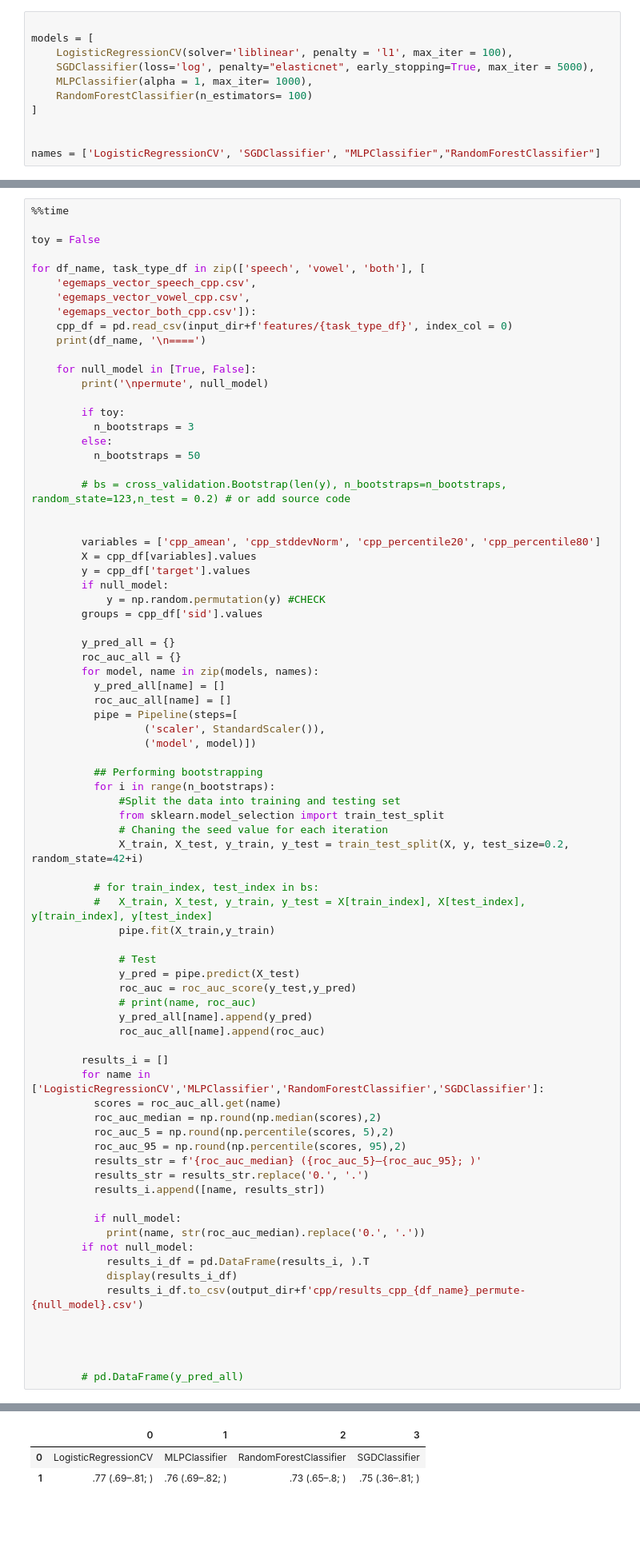
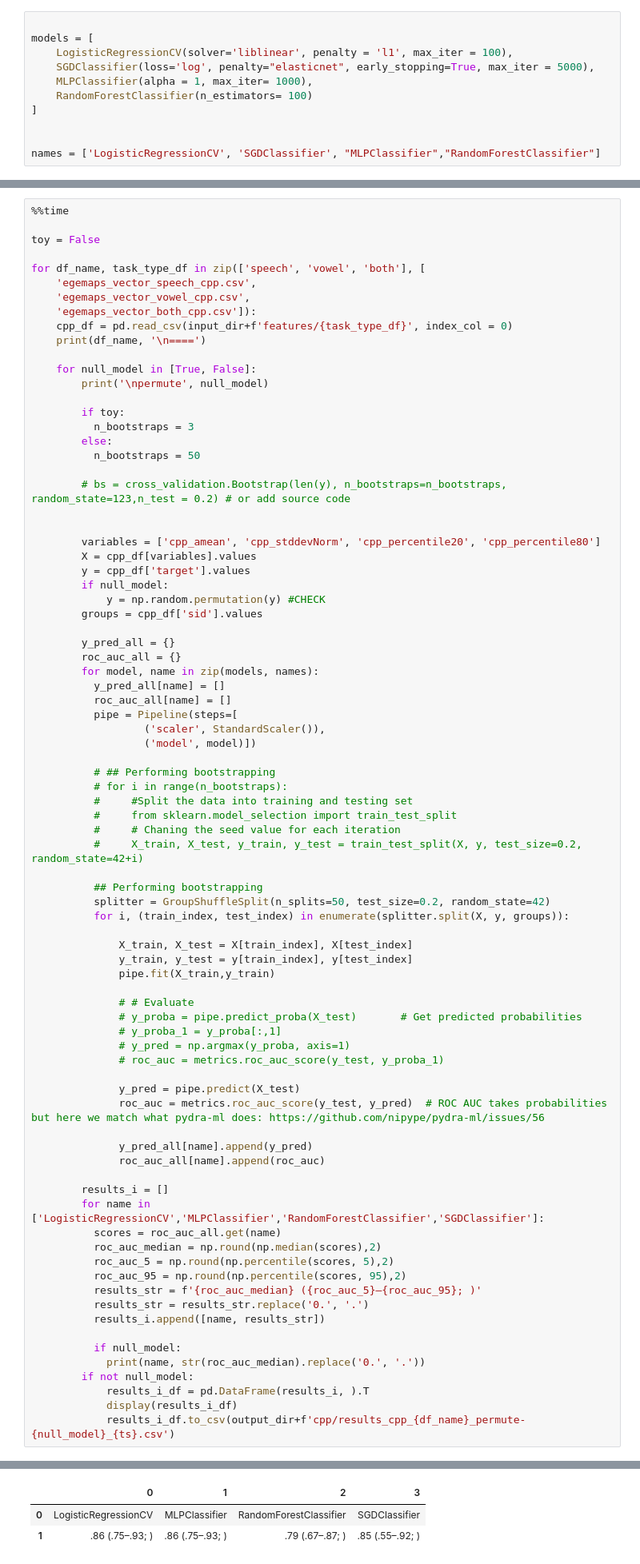
Before and after one commit to danielmlow/vfp, a Jupyter notebook: cpp.ipynb, the cells around one changed output, grey strips where cells are left out. Shown at 80% size. Saved outputs shown, nothing was run; the diff lists cells and outputs as text; blank space fills up the shorter version.

```diff
--- a/cpp.ipynb
+++ b/cpp.ipynb
@@ -305,21 +287,30 @@ for df_name, task_type_df in zip(['speech', 'vowel', 'both'], [
                   ('scaler', StandardScaler()),
                   ('model', model)])
 
+          # ## Performing bootstrapping
+          # for i in range(n_bootstraps):
+          #     #Split the data into training and testing set
+          #     from sklearn.model_selection import train_test_split
+          #     # Chaning the seed value for each iteration
+          #     X_train, X_test, y_train, y_test = train_test_split(X, y, test_size=0.2, random_state=42+i)
+
           ## Performing bootstrapping
-          for i in range(n_bootstraps):
-              #Split the data into training and testing set
-              from sklearn.model_selection import train_test_split
-              # Chaning the seed value for each iteration
-              X_train, X_test, y_train, y_test = train_test_split(X, y, test_size=0.2, random_state=42+i)
+          splitter = GroupShuffleSplit(n_splits=50, test_size=0.2, random_state=42)
+          for i, (train_index, test_index) in enumerate(splitter.split(X, y, groups)):
 
-          # for train_index, test_index in bs:
-          #   X_train, X_test, y_train, y_test = X[train_index], X[test_index], y[train_index], y[test_index]
+              X_train, X_test = X[train_index], X[test_index]
+              y_train, y_test = y[train_index], y[test_index]
               pipe.fit(X_train,y_train)
 
-              # Test
+              # # Evaluate
+              # y_proba = pipe.predict_proba(X_test)       # Get predicted probabilities
+              # y_proba_1 = y_proba[:,1]
+              # y_pred = np.argmax(y_proba, axis=1)
+              # roc_auc = metrics.roc_auc_score(y_test, y_proba_1)
+
               y_pred = pipe.predict(X_test)
-              roc_auc = roc_auc_score(y_test,y_pred)
-              # print(name, roc_auc)
+              roc_auc = metrics.roc_auc_score(y_test, y_pred)  # ROC AUC takes probabilities but here we match what pydra-ml does: https://github.com/nipype/pydra-ml/issues/56
+
               y_pred_all[name].append(y_pred)
               roc_auc_all[name].append(roc_auc)
 
@@ -338,12 +329,7 @@ for df_name, task_type_df in zip(['speech', 'vowel', 'both'], [
         if not null_model:
             results_i_df = pd.DataFrame(results_i, ).T
             display(results_i_df)
-            results_i_df.to_csv(output_dir+f'cpp/results_cpp_{df_name}_permute-{null_model}.csv')
-
-
-
-
-        # pd.DataFrame(y_pred_all)
+            results_i_df.to_csv(output_dir+f'cpp/results_cpp_{df_name}_permute-{null_model}_{ts}.csv')
 # %% [output]
 speech
 ====
@@ -356,8 +342,8 @@ SGDClassifier .5
 
 permute False
 |  | 0 | 1 | 2 | 3 |
 | 0 | LogisticRegressionCV | MLPClassifier | RandomForestClassifier | SGDClassifier |
-| 1 | .77 (.69–.81; ) | .76 (.69–.82; ) | .73 (.65–.8; ) | .75 (.36–.81; ) |
+| 1 | .86 (.75–.93; ) | .86 (.75–.93; ) | .79 (.67–.87; ) | .85 (.55–.92; ) |
 vowel
 ====
 
```
Also changed, not shown: parts of 6 cells of this notebook, 18 other files.
